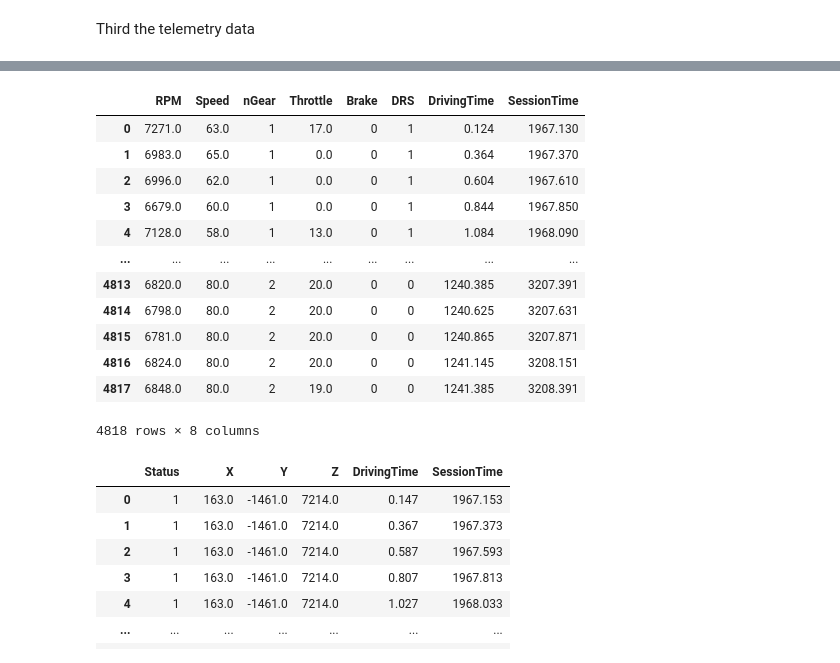
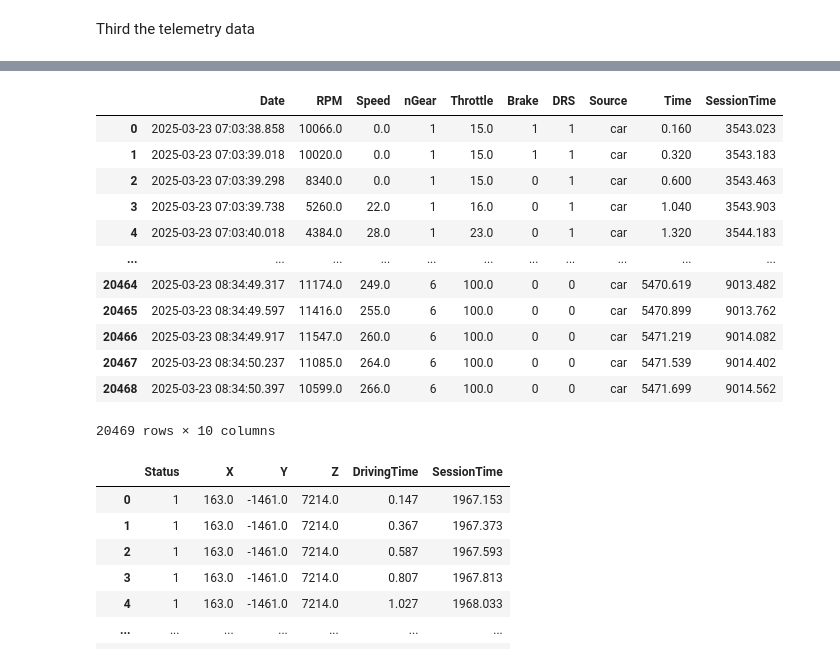
Before and after one commit to kilid69/F1, a Jupyter notebook: main.ipynb, the cells around one changed output, grey strips where cells are left out. Saved outputs shown, nothing was run; the diff lists cells and outputs as text; code cells hidden in the pictures.

```diff
--- a/main.ipynb
+++ b/main.ipynb
@@ -480,31 +495,31 @@ KeyError: 'PIA'
 # %%
 #get car data for 'VER'
-ver_car = session.laps.pick_drivers('RIC').get_car_data()
+ver_car = session.laps.pick_drivers('VER').get_car_data()
 # convert Time into milliseconds
 ver_car = convert_time(ver_car, 'Time')
 ver_car = convert_time(ver_car, 'SessionTime')
 # drop Source and Date columns
 ver_car.drop(columns=['Source', 'Date'], inplace=True)
 # rename some columns
 ver_car.columns = ['RPM', 'Speed', 'nGear', 'Throttle' , 'Brake', 'DRS', 'DrivingTime', 'SessionTime']
 # convert brake into 0 and 1
 ver_car['Brake'] = ver_car['Brake'].apply(lambda x: 1 if x else 0)
 
 ver_car
 # %% [output]
-|  | RPM | Speed | nGear | Throttle | Brake | DRS | DrivingTime | SessionTime |
-| 0 | 7271.0 | 63.0 | 1 | 17.0 | 0 | 1 | 0.124 | 1967.130 |
-| 1 | 6983.0 | 65.0 | 1 | 0.0 | 0 | 1 | 0.364 | 1967.370 |
-| 2 | 6996.0 | 62.0 | 1 | 0.0 | 0 | 1 | 0.604 | 1967.610 |
-| 3 | 6679.0 | 60.0 | 1 | 0.0 | 0 | 1 | 0.844 | 1967.850 |
-| 4 | 7128.0 | 58.0 | 1 | 13.0 | 0 | 1 | 1.084 | 1968.090 |
-| ... | ... | ... | ... | ... | ... | ... | ... | ... |
-| 4813 | 6820.0 | 80.0 | 2 | 20.0 | 0 | 0 | 1240.385 | 3207.391 |
-| 4814 | 6798.0 | 80.0 | 2 | 20.0 | 0 | 0 | 1240.625 | 3207.631 |
-| 4815 | 6781.0 | 80.0 | 2 | 20.0 | 0 | 0 | 1240.865 | 3207.871 |
-| 4816 | 6824.0 | 80.0 | 2 | 20.0 | 0 | 0 | 1241.145 | 3208.151 |
-| 4817 | 6848.0 | 80.0 | 2 | 19.0 | 0 | 0 | 1241.385 | 3208.391 |
+|  | Date | RPM | Speed | nGear | Throttle | Brake | DRS | Source | Time | SessionTime |
+| 0 | 2025-03-23 07:03:38.858 | 10066.0 | 0.0 | 1 | 15.0 | 1 | 1 | car | 0.160 | 3543.023 |
+| 1 | 2025-03-23 07:03:39.018 | 10020.0 | 0.0 | 1 | 15.0 | 1 | 1 | car | 0.320 | 3543.183 |
+| 2 | 2025-03-23 07:03:39.298 | 8340.0 | 0.0 | 1 | 15.0 | 0 | 1 | car | 0.600 | 3543.463 |
+| 3 | 2025-03-23 07:03:39.738 | 5260.0 | 22.0 | 1 | 16.0 | 0 | 1 | car | 1.040 | 3543.903 |
+| 4 | 2025-03-23 07:03:40.018 | 4384.0 | 28.0 | 1 | 23.0 | 0 | 1 | car | 1.320 | 3544.183 |
+| ... | ... | ... | ... | ... | ... | ... | ... | ... | ... | ... |
+| 20464 | 2025-03-23 08:34:49.317 | 11174.0 | 249.0 | 6 | 100.0 | 0 | 0 | car | 5470.619 | 9013.482 |
+| 20465 | 2025-03-23 08:34:49.597 | 11416.0 | 255.0 | 6 | 100.0 | 0 | 0 | car | 5470.899 | 9013.762 |
+| 20466 | 2025-03-23 08:34:49.917 | 11547.0 | 260.0 | 6 | 100.0 | 0 | 0 | car | 5471.219 | 9014.082 |
+| 20467 | 2025-03-23 08:34:50.237 | 11085.0 | 264.0 | 6 | 100.0 | 0 | 0 | car | 5471.539 | 9014.402 |
+| 20468 | 2025-03-23 08:34:50.397 | 10599.0 | 266.0 | 6 | 100.0 | 0 | 0 | car | 5471.699 | 9014.562 |
-4818 rows × 8 columns
+20469 rows × 10 columns
 # %%
 ver_pos = session.laps.pick_drivers(['VER']).get_pos_data()
 # convert Time into milliseconds
```
Also changed, not shown: parts of 13 cells of this notebook, 1 other file.
